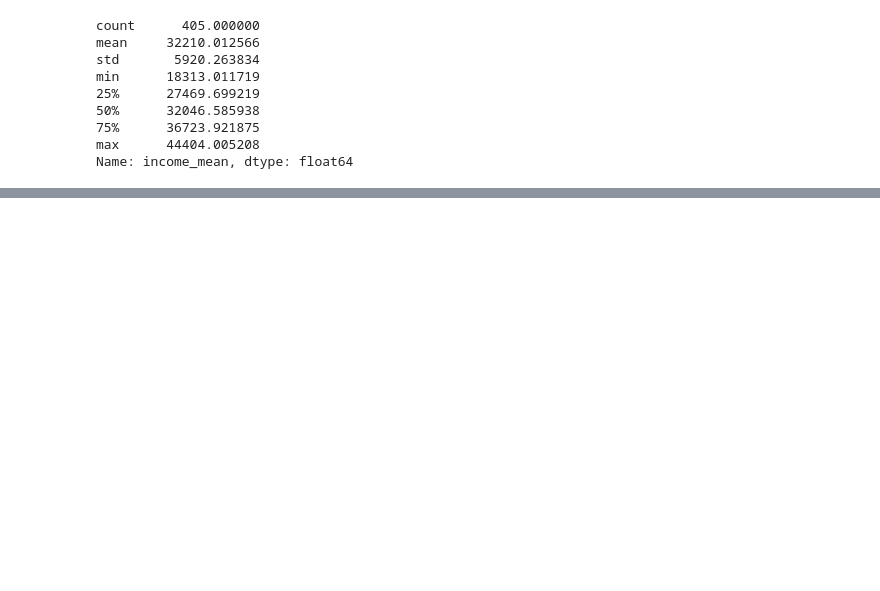
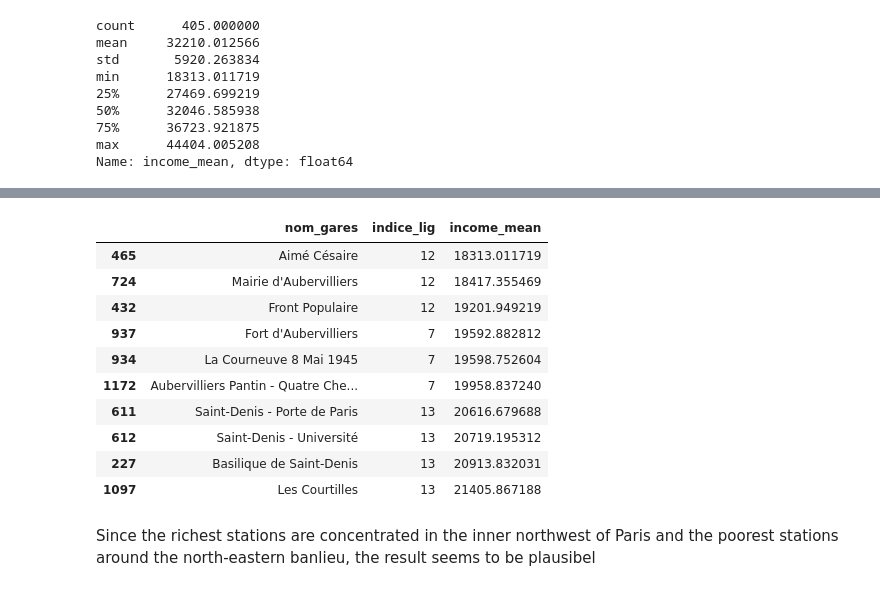
Before and after one commit to tomixmeier/ParisMetro, a Jupyter notebook: notebooks/analysis.ipynb, the cells around one changed output, grey strips where cells are left out. Saved outputs shown, nothing was run; the diff lists cells and outputs as text; code cells hidden in the pictures; blank space fills up the shorter version.

```diff
--- a/notebooks/analysis.ipynb
+++ b/notebooks/analysis.ipynb
@@ -82,0 +134,22 @@ Name: income_mean, dtype: float64
+# %%
+# 10 Poorest Stations
+bottom_stations = station_buffers_income.sort_values(
+    by="income_mean",
+    ascending=True
+).head(10)
+
+bottom_stations[["nom_gares", "indice_lig", "income_mean"]]
+# %% [output]
+|  | nom_gares | indice_lig | income_mean |
+| 465 | Aimé Césaire | 12 | 18313.011719 |
+| 724 | Mairie d'Aubervilliers | 12 | 18417.355469 |
+| 432 | Front Populaire | 12 | 19201.949219 |
+| 937 | Fort d'Aubervilliers | 7 | 19592.882812 |
+| 934 | La Courneuve 8 Mai 1945 | 7 | 19598.752604 |
+| 1172 | Aubervilliers Pantin - Quatre Che... | 7 | 19958.837240 |
+| 611 | Saint-Denis - Porte de Paris | 13 | 20616.679688 |
+| 612 | Saint-Denis - Université | 13 | 20719.195312 |
+| 227 | Basilique de Saint-Denis | 13 | 20913.832031 |
+| 1097 | Les Courtilles | 13 | 21405.867188 |
+# %% [markdown]
+Since the richest stations are concentrated in the inner northwest of Paris and the poorest stations around the north-eastern banlieu, the result seems to be plausibel
```
Also changed, not shown: parts of 15 cells of this notebook, 2 other files.
